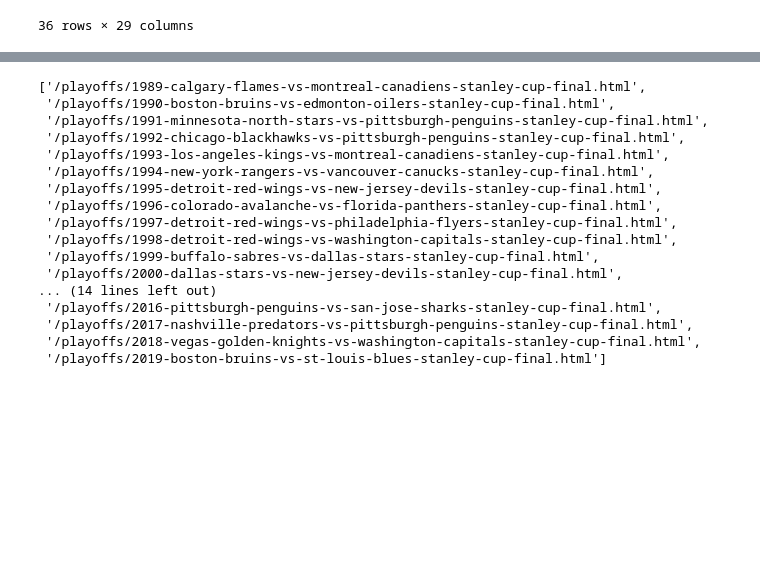
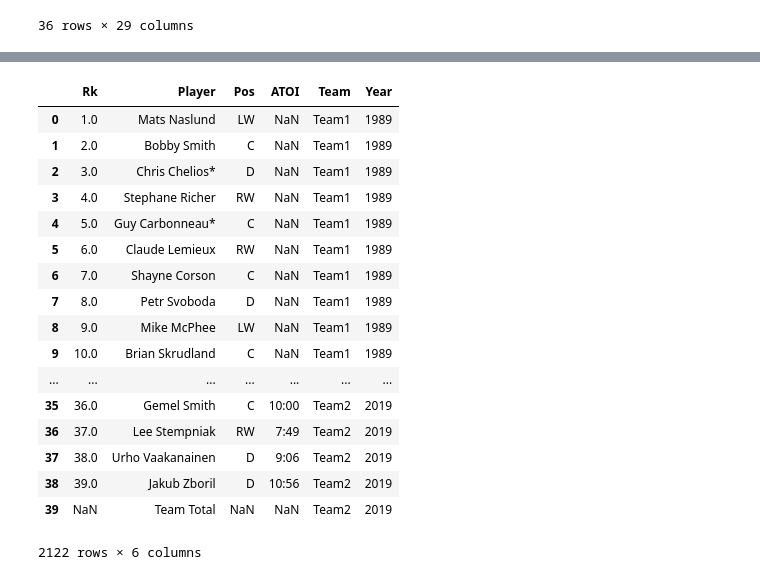
Before and after one commit to vcheng728/NBA-NHL-Comparison, a Jupyter notebook: NHL vs NBA.ipynb, the cells around one changed output, grey strips where cells are left out. Cells and saved outputs as stored; diff of their text form; code cells hidden in the pictures; blank space fills up the shorter version.

```diff
--- a/NHL vs NBA.ipynb
+++ b/NHL vs NBA.ipynb
@@ -292,10 +292,10 @@ def nhlfinals_stats(url):
         t1.columns = t1.columns.get_level_values(1)
         t1['Team'] = 'Team' + str(int(n*-.5))
         t1['Year'] = year
-        df = df.append(t1[['Rk','Player','ATOI','Team','Year']])
+        df = df.append(t1[['Rk','Player','Pos','ATOI','Team','Year']])
         print(df)
     return df
 
 for url in allnhlurls:
-    nhl_finals_stats = nhl_finals_stats.append(nhlfinals_stats(nhlrefurl))
+    nhl_finals_stats = nhl_finals_stats.append(nhlfinals_stats(url))
 # %% [output]
@@ -304,20 +319,21 @@ ValueError: 'https://www.hockey-reference.com{}' is not in list
-# %%
-allnhlurls
-# %% [output]
-['/playoffs/1989-calgary-flames-vs-montreal-canadiens-stanley-cup-final.html',
- '/playoffs/1990-boston-bruins-vs-edmonton-oilers-stanley-cup-final.html',
- '/playoffs/1991-minnesota-north-stars-vs-pittsburgh-penguins-stanley-cup-final.html',
- '/playoffs/1992-chicago-blackhawks-vs-pittsburgh-penguins-stanley-cup-final.html',
- '/playoffs/1993-los-angeles-kings-vs-montreal-canadiens-stanley-cup-final.html',
- '/playoffs/1994-new-york-rangers-vs-vancouver-canucks-stanley-cup-final.html',
- '/playoffs/1995-detroit-red-wings-vs-new-jersey-devils-stanley-cup-final.html',
- '/playoffs/1996-colorado-avalanche-vs-florida-panthers-stanley-cup-final.html',
- '/playoffs/1997-detroit-red-wings-vs-philadelphia-flyers-stanley-cup-final.html',
- '/playoffs/1998-detroit-red-wings-vs-washington-capitals-stanley-cup-final.html',
- '/playoffs/1999-buffalo-sabres-vs-dallas-stars-stanley-cup-final.html',
- '/playoffs/2000-dallas-stars-vs-new-jersey-devils-stanley-cup-final.html',
-... (14 lines left out)
- '/playoffs/2016-pittsburgh-penguins-vs-san-jose-sharks-stanley-cup-final.html',
- '/playoffs/2017-nashville-predators-vs-pittsburgh-penguins-stanley-cup-final.html',
- '/playoffs/2018-vegas-golden-knights-vs-washington-capitals-stanley-cup-final.html',
- '/playoffs/2019-boston-bruins-vs-st-louis-blues-stanley-cup-final.html']
+# %%
+nhl_finals_stats
+# %% [output]
+|  | Rk | Player | Pos | ATOI | Team | Year |
+| 0 | 1.0 | Mats Naslund | LW | NaN | Team1 | 1989 |
+| 1 | 2.0 | Bobby Smith | C | NaN | Team1 | 1989 |
+| 2 | 3.0 | Chris Chelios* | D | NaN | Team1 | 1989 |
+| 3 | 4.0 | Stephane Richer | RW | NaN | Team1 | 1989 |
+| 4 | 5.0 | Guy Carbonneau* | C | NaN | Team1 | 1989 |
+| 5 | 6.0 | Claude Lemieux | RW | NaN | Team1 | 1989 |
+| 6 | 7.0 | Shayne Corson | C | NaN | Team1 | 1989 |
+| 7 | 8.0 | Petr Svoboda | D | NaN | Team1 | 1989 |
+| 8 | 9.0 | Mike McPhee | LW | NaN | Team1 | 1989 |
+| 9 | 10.0 | Brian Skrudland | C | NaN | Team1 | 1989 |
+| ... | ... | ... | ... | ... | ... | ... |
+| 35 | 36.0 | Gemel Smith | C | 10:00 | Team2 | 2019 |
+| 36 | 37.0 | Lee Stempniak | RW | 7:49 | Team2 | 2019 |
+| 37 | 38.0 | Urho Vaakanainen | D | 9:06 | Team2 | 2019 |
+| 38 | 39.0 | Jakub Zboril | D | 10:56 | Team2 | 2019 |
+| 39 | NaN | Team Total | NaN | NaN | Team2 | 2019 |
+2122 rows × 6 columns
```
Also changed, not shown: parts of 1 cell of this notebook.
